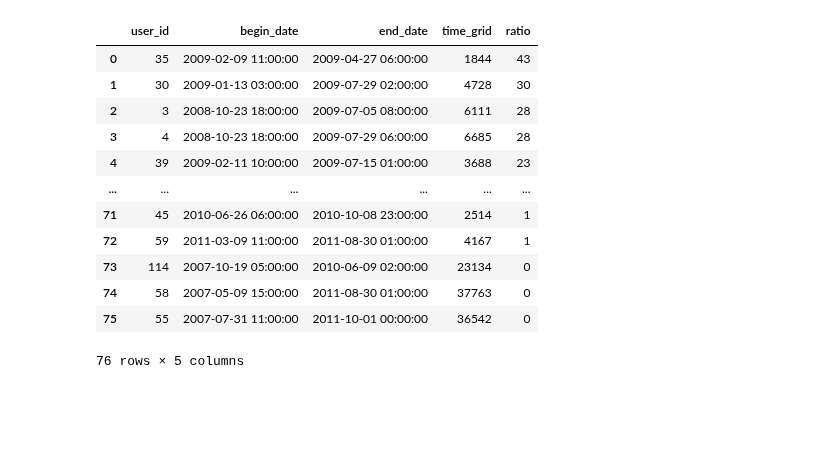
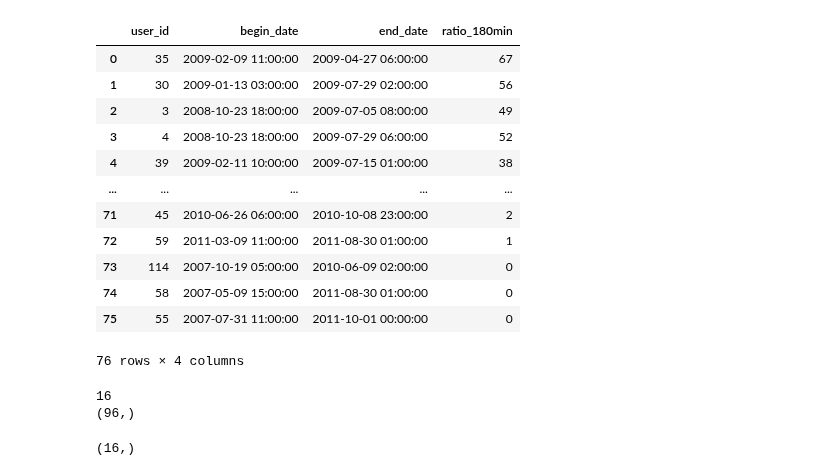
Before and after one commit to shkoma/geolife_timehetnet, a Jupyter notebook: data/geolife/preprocess.ipynb, the cells around one changed output. Saved outputs shown, nothing was run; the diff lists cells and outputs as text; code cells hidden in the pictures; blank space fills up the shorter version.

```diff
--- a/data/geolife/preprocess.ipynb
+++ b/data/geolife/preprocess.ipynb
@@ -117,29 +207,62 @@ time_df.to_csv('time_grid_sample.csv', index=False)
 # %%
 df = pd.read_csv('time_grid_sample.csv')
-df
+columns = df.columns[0:3].to_list()
+columns += [df.columns[-1]]
+df[columns]
+# df.columns
+# ratio_df = df[['user_id', 'begin_date', 'end_date', 'time_grid','ratio_10min', 'ratio_30min', 'ratio_60min', 'ratio_120min', 'ratio_180min']]
+# ratio_df = pd.merge(left=df, right=time_df, how='inner', on = 'user_id')
+# ratio_df
+# ratio_df.to_csv('time_grid_sample.csv', index=False)
+# ratio_df.sort_values('ratio_10min', ascending=False)
 # df = df.loc[df['time_grid'] > 1000, :]
 # df = df.sort_values('ratio', ascending=False)
 # df.to_csv('time_grid_sample.csv', index=False)
 # df = df.sort_values('time_grid', ascending=False)
 # df.to_csv('time_grid_sample.csv', index=False)
 # %% [output]
-|  | user_id | begin_date | end_date | time_grid | ratio |
-| 0 | 35 | 2009-02-09 11:00:00 | 2009-04-27 06:00:00 | 1844 | 43 |
-| 1 | 30 | 2009-01-13 03:00:00 | 2009-07-29 02:00:00 | 4728 | 30 |
-| 2 | 3 | 2008-10-23 18:00:00 | 2009-07-05 08:00:00 | 6111 | 28 |
-| 3 | 4 | 2008-10-23 18:00:00 | 2009-07-29 06:00:00 | 6685 | 28 |
-| 4 | 39 | 2009-02-11 10:00:00 | 2009-07-15 01:00:00 | 3688 | 23 |
-| ... | ... | ... | ... | ... | ... |
-| 71 | 45 | 2010-06-26 06:00:00 | 2010-10-08 23:00:00 | 2514 | 1 |
-| 72 | 59 | 2011-03-09 11:00:00 | 2011-08-30 01:00:00 | 4167 | 1 |
-| 73 | 114 | 2007-10-19 05:00:00 | 2010-06-09 02:00:00 | 23134 | 0 |
-| 74 | 58 | 2007-05-09 15:00:00 | 2011-08-30 01:00:00 | 37763 | 0 |
-| 75 | 55 | 2007-07-31 11:00:00 | 2011-10-01 00:00:00 | 36542 | 0 |
+|  | user_id | begin_date | end_date | ratio_180min |
+| 0 | 35 | 2009-02-09 11:00:00 | 2009-04-27 06:00:00 | 67 |
+| 1 | 30 | 2009-01-13 03:00:00 | 2009-07-29 02:00:00 | 56 |
+| 2 | 3 | 2008-10-23 18:00:00 | 2009-07-05 08:00:00 | 49 |
+| 3 | 4 | 2008-10-23 18:00:00 | 2009-07-29 06:00:00 | 52 |
+| 4 | 39 | 2009-02-11 10:00:00 | 2009-07-15 01:00:00 | 38 |
+| ... | ... | ... | ... | ... |
+| 71 | 45 | 2010-06-26 06:00:00 | 2010-10-08 23:00:00 | 2 |
+| 72 | 59 | 2011-03-09 11:00:00 | 2011-08-30 01:00:00 | 1 |
+| 73 | 114 | 2007-10-19 05:00:00 | 2010-06-09 02:00:00 | 0 |
+| 74 | 58 | 2007-05-09 15:00:00 | 2011-08-30 01:00:00 | 0 |
+| 75 | 55 | 2007-07-31 11:00:00 | 2011-10-01 00:00:00 | 0 |
-76 rows × 5 columns
+76 rows × 4 columns
 # %%
 df = pd.read_csv(grid_file)
 print(df.shape)
 df.head()
+# %%
+import pandas as pd
+import numpy as np
+import random
+
+df = pd.read_csv(grid_file)
+user_df = df.copy()
+day = 8
+length = day * 28
+total_samps = 6
+
+grid_days = np.arange(int(user_df.shape[0] / day))
+print(grid_days.shape[0]//total_samps)
+grid_days = grid_days[0:(grid_days.shape[0]//total_samps) * total_samps]
+print(grid_days.shape)
+
+grid_days = grid_days.reshape(-1, total_samps)
+sample_list = np.arange(grid_days.shape[0])
+random.shuffle(sample_list)
+sample_list.shape
+# random.shuffle(grid_days)
+# %% [output]
+16
+(96,)
+(16,)
 # %%
 import pandas as pd
 from gps_grid_map_creator import GPSGridMapCreator
```
Also changed, not shown: parts of 2 cells of this notebook, 5 other files.
